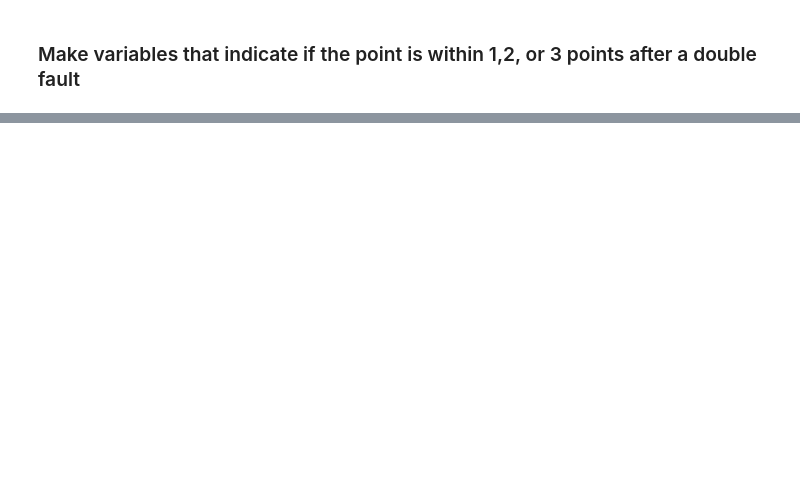
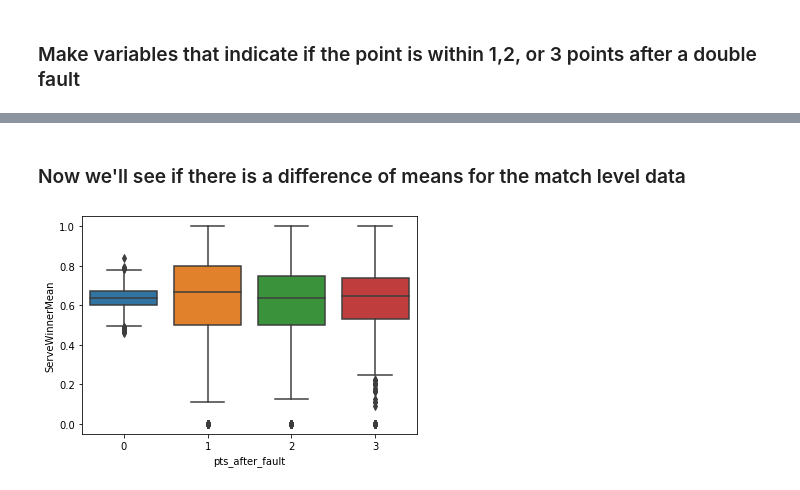
Before and after one commit to jbm4/TennisPlayerAnalysis, a Jupyter notebook: PointChartingStats.ipynb, the cells around one changed output, grey strips where cells are left out. Saved outputs shown, nothing was run; the diff lists cells and outputs as text; code cells hidden in the pictures; blank space fills up the shorter version.

```diff
--- a/PointChartingStats.ipynb
+++ b/PointChartingStats.ipynb
@@ -163,0 +269,5 @@ TODO: maybe I should separate the after doubles by player 1 and 2?
+# %%
+server_isDouble = server_df[server_df["isDouble"] == True]
+server_after_double1 = server_df[server_df["after_double1"] == True]
+server_after_double2 = server_df[server_df["after_double2"] == True]
+server_after_double3 = server_df[server_df["after_double3"] == True]
@@ -163,0 +280,11 @@ TODO: maybe I should separate the after doubles by player 1 and 2?
+# %%
+server_df_match_means= server_df.groupby('match_id').agg(year=('year', 'min'), ServeWinnerMean=('isSvrWinner', 'mean'), PtsTotal=('Pt', 'count'), ServeWinnerSum=('isSvrWinner', 'sum'))
+server_df_match_means['pts_after_fault']=0
+server_after_double1_match_means=server_after_double1.groupby('match_id').agg(year=('year', 'min'), ServeWinnerMean=('isSvrWinner', 'mean'), PtsTotal=('Pt', 'count'), ServeWinnerSum=('isSvrWinner', 'sum'))
+server_after_double1_match_means['pts_after_fault']=1
+
+server_after_double2_match_means=server_after_double2.groupby('match_id').agg(year=('year', 'min'), ServeWinnerMean=('isSvrWinner', 'mean'), PtsTotal=('Pt', 'count'), ServeWinnerSum=('isSvrWinner', 'sum'))
+server_after_double2_match_means['pts_after_fault']=2
+
+server_after_double3_match_means=server_after_double3.groupby('match_id').agg(year=('year', 'min'), ServeWinnerMean=('isSvrWinner', 'mean'), PtsTotal=('Pt', 'count'), ServeWinnerSum=('isSvrWinner', 'sum'))
+server_after_double3_match_means['pts_after_fault']=3
@@ -163,0 +315,7 @@ TODO: maybe I should separate the after doubles by player 1 and 2?
+# %%
+# append the datasets, note: find a better name
+appended_server = (
+    server_df_match_means.append(server_after_double1_match_means, ignore_index=False)
+    .append(server_after_double2_match_means, ignore_index=False)
+    .append(server_after_double3_match_means, ignore_index=False)
+)
@@ -163,0 +340,6 @@ TODO: maybe I should separate the after doubles by player 1 and 2?
+# %% [markdown]
+### Now we'll see if there is a difference of means for the match level data ###
+# %%
+ax = sns.boxplot(x="pts_after_fault", y="ServeWinnerMean", data=appended_server)
+# %% [output]
+[figure, added]
```
Also changed, not shown: parts of 83 cells of this notebook, 1 other file.
